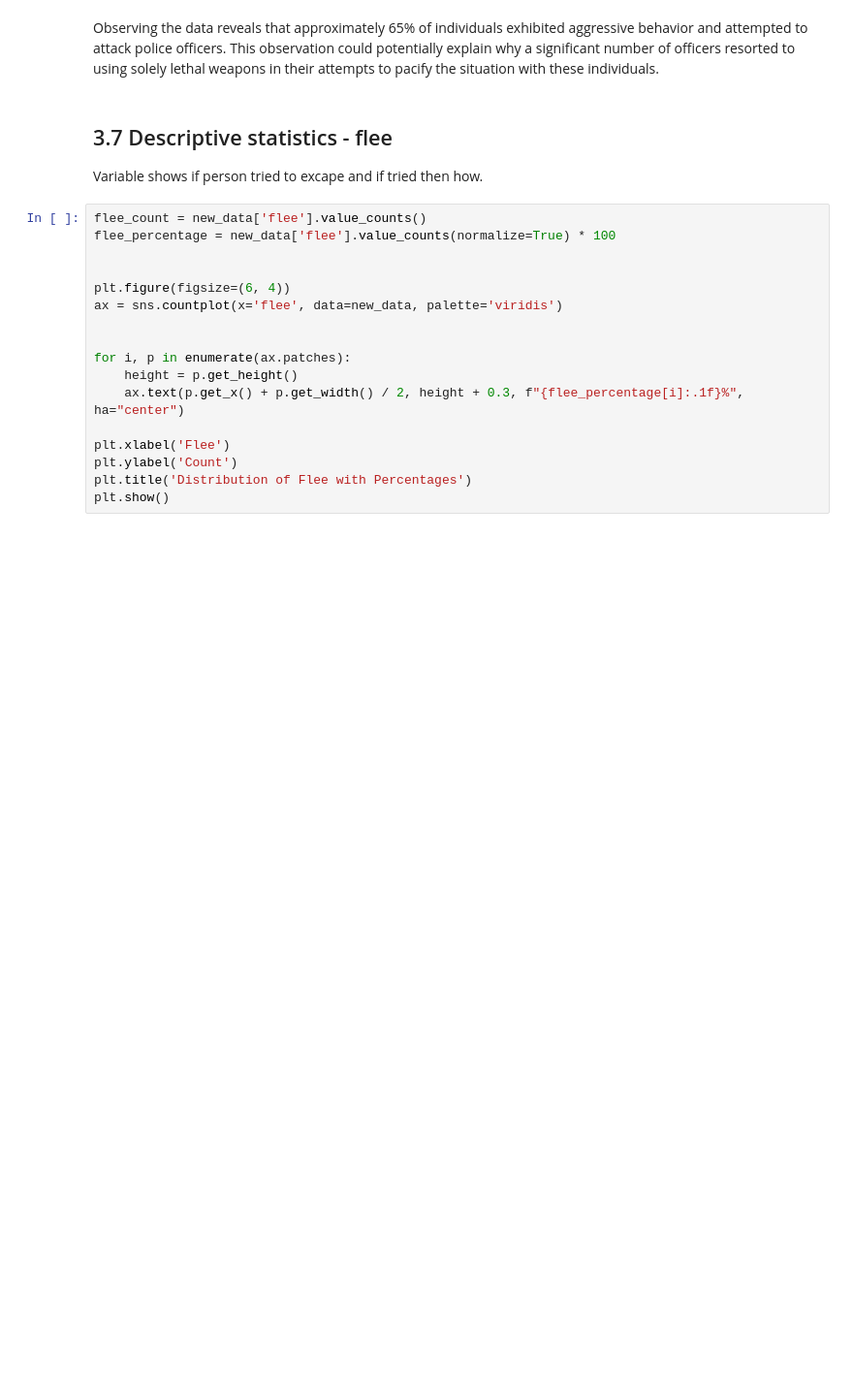
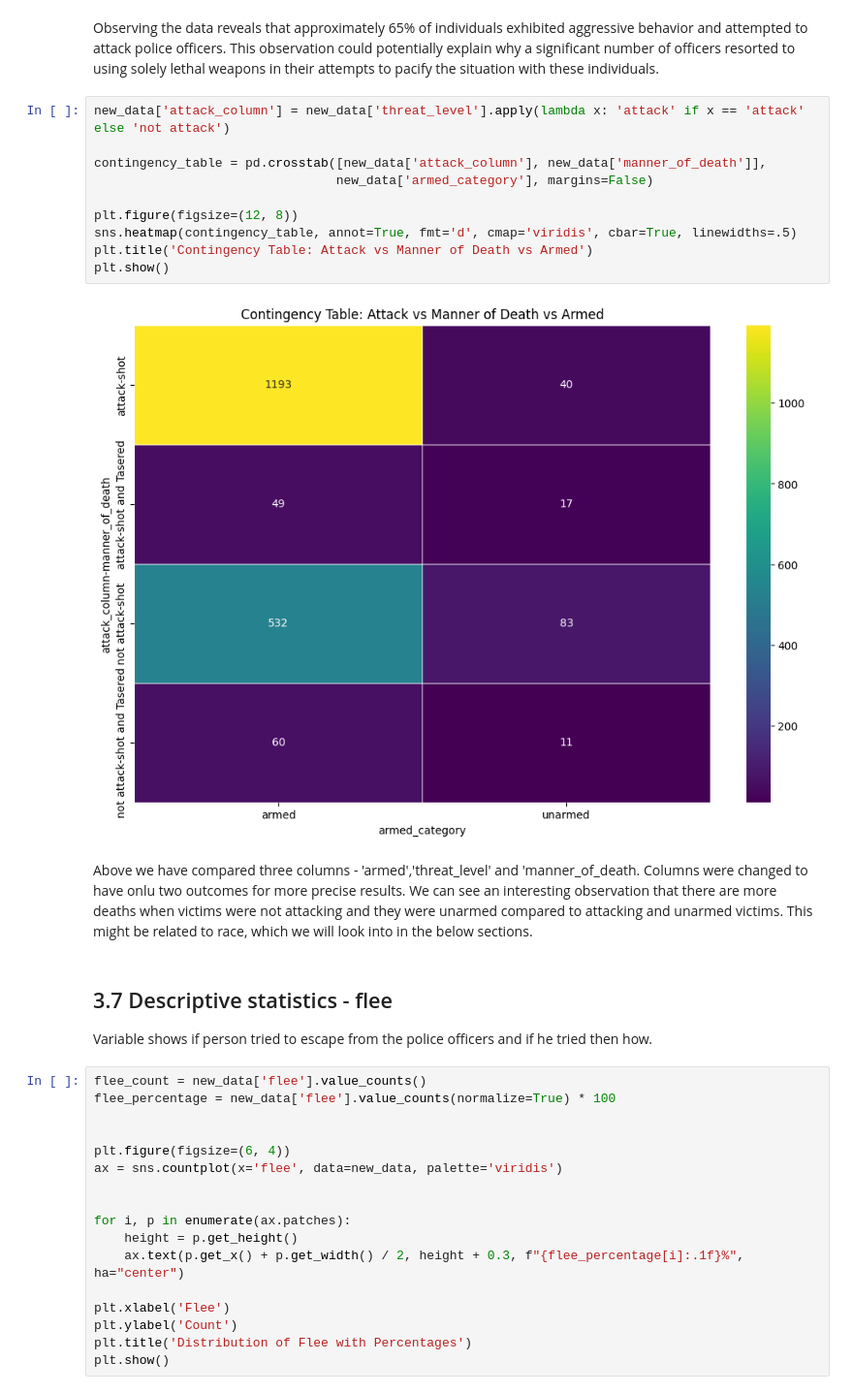
Before and after one commit to gyse3054/Turing-College, a Jupyter notebook: capstone.ipynb, the cells around one changed output. Shown at 97% size. Cells and saved outputs as stored; diff of their text form; blank space fills up the shorter version.

```diff
--- a/capstone.ipynb
+++ b/capstone.ipynb
@@ -413,9 +413,23 @@ plt.show()
 # %% [markdown]
 Observing the data reveals that approximately 65% of individuals exhibited aggressive behavior and attempted to attack police officers. This observation could potentially explain why a significant number of officers resorted to using solely lethal weapons in their attempts to pacify the situation with these individuals.
+# %%
+new_data['attack_column'] = new_data['threat_level'].apply(lambda x: 'attack' if x == 'attack' else 'not attack')
+
+contingency_table = pd.crosstab([new_data['attack_column'], new_data['manner_of_death']],
+                                new_data['armed_category'], margins=False)
+
+plt.figure(figsize=(12, 8))
+sns.heatmap(contingency_table, annot=True, fmt='d', cmap='viridis', cbar=True, linewidths=.5)
+plt.title('Contingency Table: Attack vs Manner of Death vs Armed')
+plt.show()
+# %% [output]
+[figure, added]
+# %% [markdown]
+Above we have compared three columns - 'armed','threat_level' and 'manner_of_death. Columns were changed to have onlu two outcomes for more precise results. We can see an interesting observation that there are more deaths when victims were not attacking and they were unarmed compared to attacking and unarmed victims. This might be related to race, which we will look into in the below sections.
 # %% [markdown]
 ## 3.7 Descriptive statistics - flee
 
-Variable shows if person tried to excape and if tried then how.
+Variable shows if person tried to escape from the police officers and if he tried then how.
 # %%
 flee_count = new_data['flee'].value_counts()
 flee_percentage = new_data['flee'].value_counts(normalize=True) * 100
```
Also changed, not shown: parts of 22 cells of this notebook, 1 other file.
